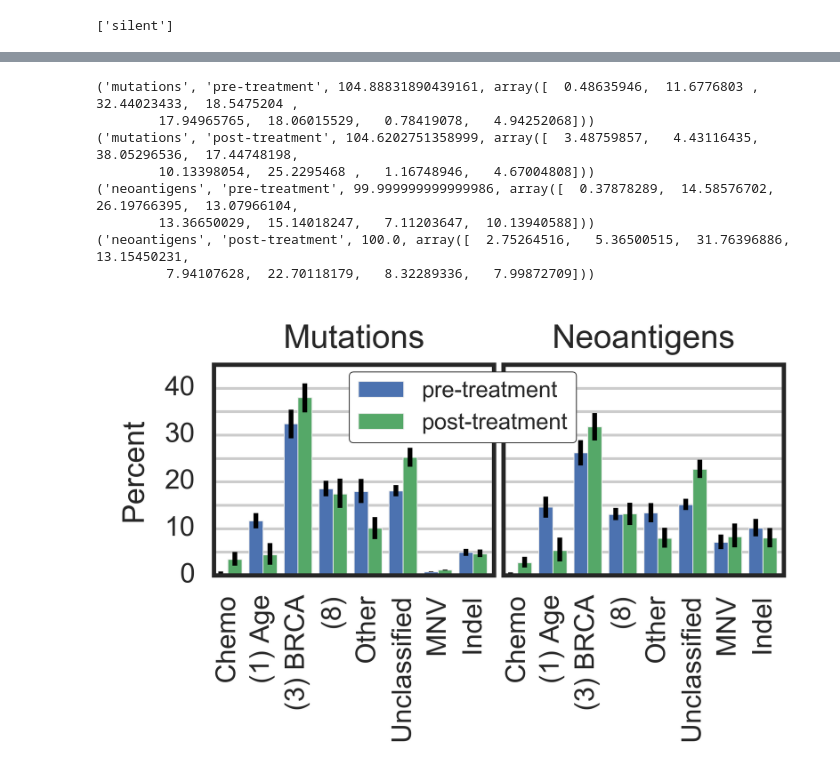
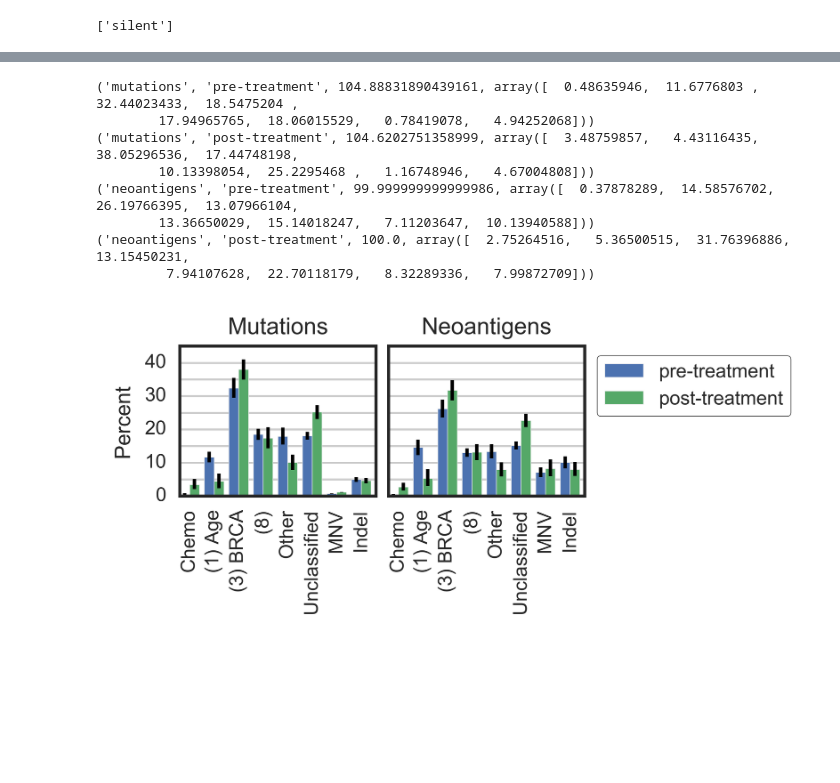
Before and after one commit to hammerlab/paper-aocs-chemo-neoantigens, a Jupyter notebook: notebooks/signature probabilities per mutation.ipynb, the cells around one changed output, grey strips where cells are left out. Cells and saved outputs as stored; diff of their text form; code cells hidden in the pictures; blank space fills up the shorter version.

```diff
--- a/notebooks/signature probabilities per mutation.ipynb
+++ b/notebooks/signature probabilities per mutation.ipynb
@@ -611,34 +611,38 @@ pyplot.figure(figsize=(3,2))
 seaborn.set_context("paper")
 seaborn.set_style('white')
 
 pyplot.subplot(121)
 plot_mutations_or_neoantigens("mutations")
 pyplot.title("Mutations")
 pyplot.ylabel("Percent")
 pyplot.gca().yaxis.grid(True)
 
 for label in pyplot.gca().yaxis.get_ticklabels()[1::2]:
     label.set_visible(False)
 
 pyplot.subplot(122, sharey=pyplot.gca())
 plot_mutations_or_neoantigens("neoantigens")
 pyplot.title("Neoantigens")
 pyplot.gca().yaxis.grid(True)
 pyplot.gca().label_outer()
-pyplot.tight_layout(w_pad=0.25)
 
-legend = pyplot.legend(ncol=1, fancybox=True, frameon=True, fontsize='x-small', framealpha=1, bbox_to_anchor=(.30, 1.02))
+legend = pyplot.legend(ncol=1, fancybox=True, frameon=True, fontsize='small', framealpha=1, bbox_to_anchor=(2.1, 1.0))
 legend.get_frame().set_facecolor('white')
 legend.set_zorder(200)
 
-pyplot.savefig("../figures/sources_of_mutations_and_neoantigens.pdf")
+pyplot.tight_layout(w_pad=0.5)
+
+
+pyplot.savefig("../figures/sources_of_mutations_and_neoantigens.pdf",
+               bbox_extra_artists=(legend,),
+               bbox_inches='tight')
 # %% [output]
 ('mutations', 'pre-treatment', 104.88831890439161, array([  0.48635946,  11.6776803 ,  32.44023433,  18.5475204 ,
         17.94965765,  18.06015529,   0.78419078,   4.94252068]))
 ('mutations', 'post-treatment', 104.6202751358999, array([  3.48759857,   4.43116435,  38.05296536,  17.44748198,
         10.13398054,  25.2295468 ,   1.16748946,   4.67004808]))
 ('neoantigens', 'pre-treatment', 99.999999999999986, array([  0.37878289,  14.58576702,  26.19766395,  13.07966104,
         13.36650029,  15.14018247,   7.11203647,  10.13940588]))
 ('neoantigens', 'post-treatment', 100.0, array([  2.75264516,   5.36500515,  31.76396886,  13.15450231,
          7.94107628,  22.70118179,   8.32289336,   7.99872709]))
-[figure, old version]
+[figure, new version]
```
Also changed, not shown: parts of 1 cell of this notebook, 1 other file.
